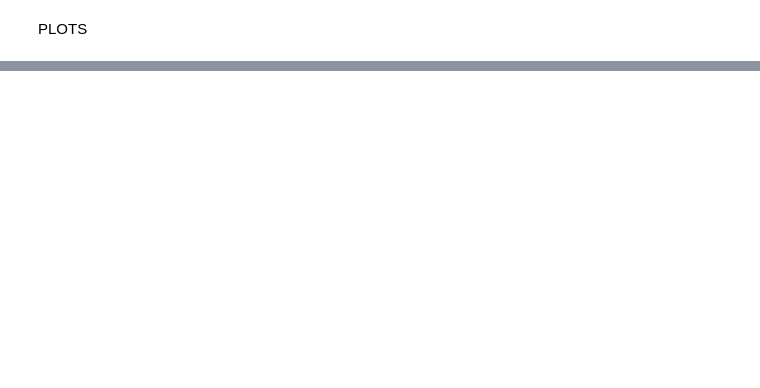
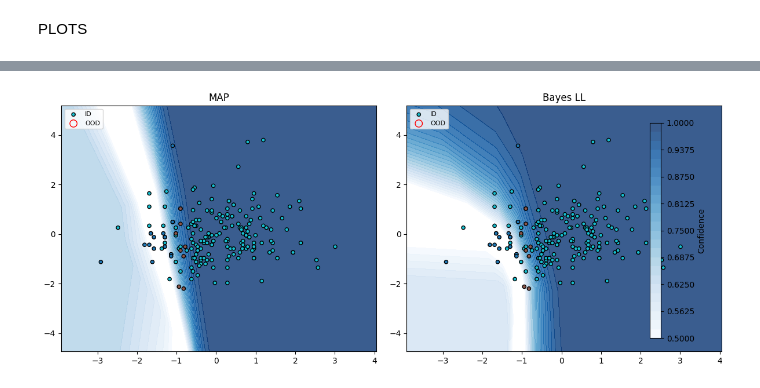
Before and after one commit to Kingmopser/ProbabilisticML, a Jupyter notebook: src/RealData.ipynb, the cells around one changed output, grey strips where cells are left out. Saved outputs shown, nothing was run; the diff lists cells and outputs as text; code cells hidden in the pictures; blank space fills up the shorter version.

```diff
--- a/src/RealData.ipynb
+++ b/src/RealData.ipynb
@@ -223,0 +227,68 @@ plt.show()
+# %%
+# --- 1) Gitter über zwei Features aufspannen ---
+f1, f2 = 4, 5  # z.B. die beiden Top-Features
+x1_min, x1_max = X_train[:,f1].min()-1, X_train[:,f1].max()+1
+x2_min, x2_max = X_train[:,f2].min()-1, X_train[:,f2].max()+1
+
+xx, yy = np.meshgrid(
+    np.linspace(x1_min, x1_max, 300),
+    np.linspace(x2_min, x2_max, 300)
+)
+mean_vec = X_train.mean(axis=0)
+grid = np.tile(mean_vec, (xx.size, 1))
+grid[:, f1] = xx.ravel()
+grid[:, f2] = yy.ravel()
+grid_tensor = torch.tensor(grid, dtype=torch.float32).to(device)
+
+# --- 2) MAP- und BLL-Confidence berechnen ---
+# MAP
+probs_map_all,_ = PredictClass(nn,grid_tensor)
+probs_map = probs_map_all.max(axis=1)
+probs_class_map = probs_map_all.argmax(axis=1)
+
+# Bayesian Last-Layer
+mean_prob_bll, _, _, _ = PredLastLayerCl(base, lastLayer, grid_tensor)
+probs_bll = mean_prob_bll.max(axis=1)
+prob_class_bll = mean_prob_bll.argmax(axis=1)[0]
+
+
+# --- 3) Plot für ID vs. OOD ---
+fig, axes = plt.subplots(1, 2, figsize=(12, 5))
+
+for ax, (title, conf) in zip(axes, [("MAP", probs_map), ("Bayes LL", probs_bll)]):
+    cf = ax.contourf(
+        xx, yy, conf.reshape(xx.shape),
+        levels=np.linspace(0.5, 1.0, 25),
+        cmap="Blues", alpha=0.8
+    )
+    # In-Distribution
+    ax.scatter(
+        X_test_OOD[~is_ood, f1],
+        X_test_OOD[~is_ood, f2],
+        c=y_test_OOD[~is_ood],
+        cmap="tab10",
+        s=20, edgecolor="k",
+        label="ID"
+    )
+    # Out-of-Distribution
+    ax.scatter(
+        X_test_OOD[is_ood, f1],
+        X_test_OOD[is_ood, f2],
+        facecolors="none", edgecolors="r",
+        s=80, label="OOD"
+    )
+    ax.set_title(title)
+    ax.set_xlim(x1_min, x1_max)
+    ax.set_ylim(x2_min, x2_max)
+    ax.legend(loc="upper left", fontsize=8)
+
+# gemeinsame Farbskala
+fig.colorbar(
+    cf, ax=axes, orientation="vertical",
+    fraction=0.02, pad=0.04,
+    label="Confidence"
+)
+plt.tight_layout()
+plt.show()
+# %% [output]
+[figure, added]
```
Also changed, not shown: parts of 10 cells of this notebook, 3 other files.
